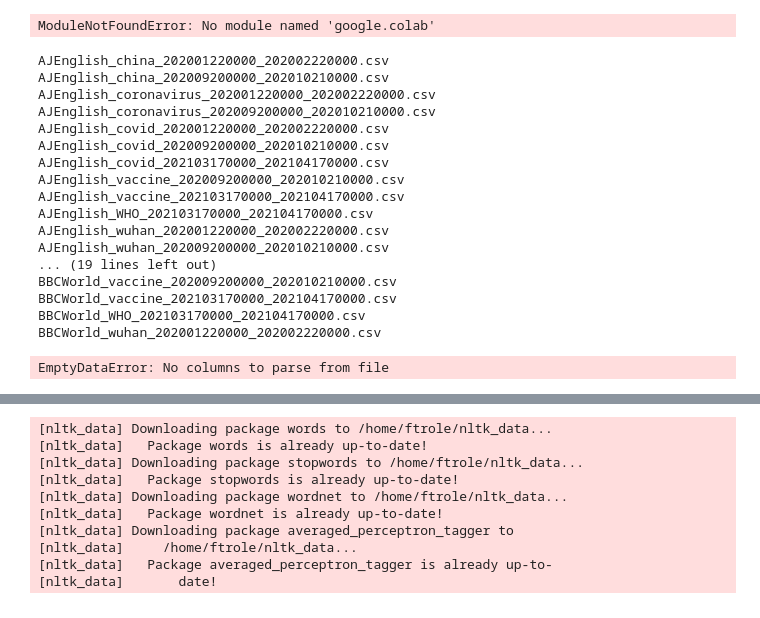
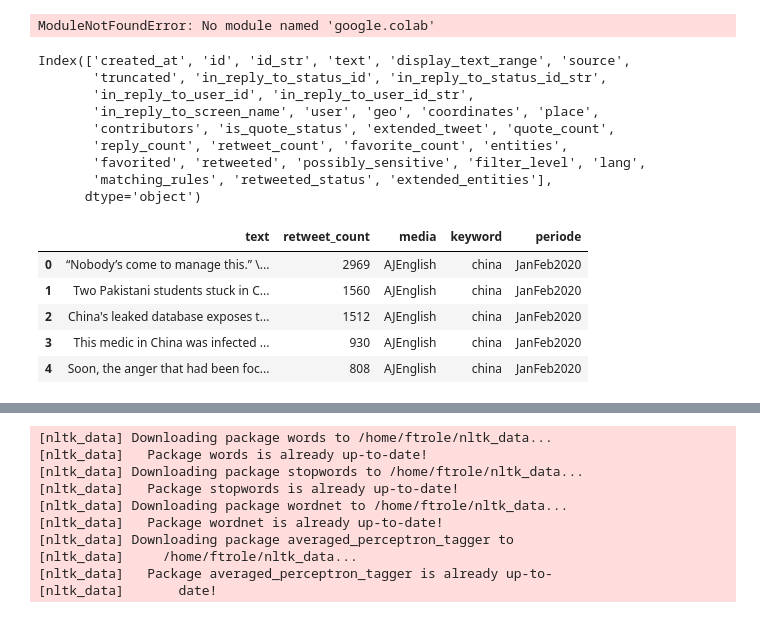
Before and after one commit to silviapoletti/Covid19-related-tweets-Network-Analysis, a Jupyter notebook: src/NS_word_measures.ipynb, the cells around one changed output, grey strips where cells are left out. Drawn from its saved outputs; the diff is of its cells as text; code cells hidden in the pictures.

```diff
--- a/src/NS_word_measures.ipynb
+++ b/src/NS_word_measures.ipynb
@@ -39,30 +38,44 @@ ordered_df=CNN_df.sort_values(by="retweet_count", ascending =False)
+# %%
+print(df.columns)
+filename="AJEnglish_china_202001220000_202002220000"
+new_column= filename.split("_")
+df=df[['text', 'retweet_count']]
+df['media'] = new_column[0]
+df['keyword'] = new_column[1]
+if new_column[2]=="202001220000":
+    df['periode'] = "JanFeb2020"
+elif new_column[2]=="202009200000":
+    df['periode'] = "SeptOct2020"
+elif new_column[2]=="202103170000":
+    df['periode'] = "MarchApril2021"
+df.head()
+# %% [output]
+Index(['created_at', 'id', 'id_str', 'text', 'display_text_range', 'source',
+       'truncated', 'in_reply_to_status_id', 'in_reply_to_status_id_str',
+       'in_reply_to_user_id', 'in_reply_to_user_id_str',
+       'in_reply_to_screen_name', 'user', 'geo', 'coordinates', 'place',
+       'contributors', 'is_quote_status', 'extended_tweet', 'quote_count',
+       'reply_count', 'retweet_count', 'favorite_count', 'entities',
+       'favorited', 'retweeted', 'possibly_sensitive', 'filter_level', 'lang',
+       'matching_rules', 'retweeted_status', 'extended_entities'],
+      dtype='object')
+|  | text | retweet_count | media | keyword | periode |
+| 0 | “Nobody’s come to manage this.” \... | 2969 | AJEnglish | china | JanFeb2020 |
+| 1 | Two Pakistani students stuck in C... | 1560 | AJEnglish | china | JanFeb2020 |
+| 2 | China's leaked database exposes t... | 1512 | AJEnglish | china | JanFeb2020 |
+| 3 | This medic in China was infected ... | 930 | AJEnglish | china | JanFeb2020 |
+| 4 | Soon, the anger that had been foc... | 808 | AJEnglish | china | JanFeb2020 |
 # %%
-#sort all the .csv in a file (it needs to contain only the .csv)
+#sort all the .csv in a file (don't work if some file are empty)
 def sortedtweet(file_path,by="retweet_count"):
-    for filename in os.listdir(file_path):
-        df =pd.read_csv(os.path.join(file_path, filename))
-        ordered_df=df.sort_values(by="retweet_count", ascending =False)
-        ordered_df.to_csv(os.path.join(file_path, filename), index=False)
-        print(filename)
+    for file in os.listdir(file_path):
+        split_tup = os.path.splitext(file_path+"/"+file)
+        file_name = split_tup[0]
+        file_extension = split_tup[1]
+        if file_extension==".csv":
+            df =pd.read_csv(file_path+"/"+file)
+            ordered_df=df.sort_values(by="retweet_count", ascending =False)
+            ordered_df.to_csv(file_path+"/"+file, index=False)
 
 
-sortedtweet("C:/Users/User/OneDrive/Bureau/GICQUEL-T/padou/network science/covid-tweets/data")
+sortedtweet("C:/Users/User/OneDrive/Bureau/GICQUEL-T/padou/network science/covid-tweets/data/1.disaggregated")
-# %% [output]
-AJEnglish_china_202001220000_202002220000.csv
-AJEnglish_china_202009200000_202010210000.csv
-AJEnglish_coronavirus_202001220000_202002220000.csv
-AJEnglish_coronavirus_202009200000_202010210000.csv
-AJEnglish_covid_202001220000_202002220000.csv
-AJEnglish_covid_202009200000_202010210000.csv
-AJEnglish_covid_202103170000_202104170000.csv
-AJEnglish_vaccine_202009200000_202010210000.csv
-AJEnglish_vaccine_202103170000_202104170000.csv
-AJEnglish_WHO_202103170000_202104170000.csv
-AJEnglish_wuhan_202001220000_202002220000.csv
-AJEnglish_wuhan_202009200000_202010210000.csv
-... (19 lines left out)
-BBCWorld_vaccine_202009200000_202010210000.csv
-BBCWorld_vaccine_202103170000_202104170000.csv
-BBCWorld_WHO_202103170000_202104170000.csv
-BBCWorld_wuhan_202001220000_202002220000.csv
-EmptyDataError: No columns to parse from file
```
Also changed, not shown: parts of 4 cells of this notebook, 2 other files.
